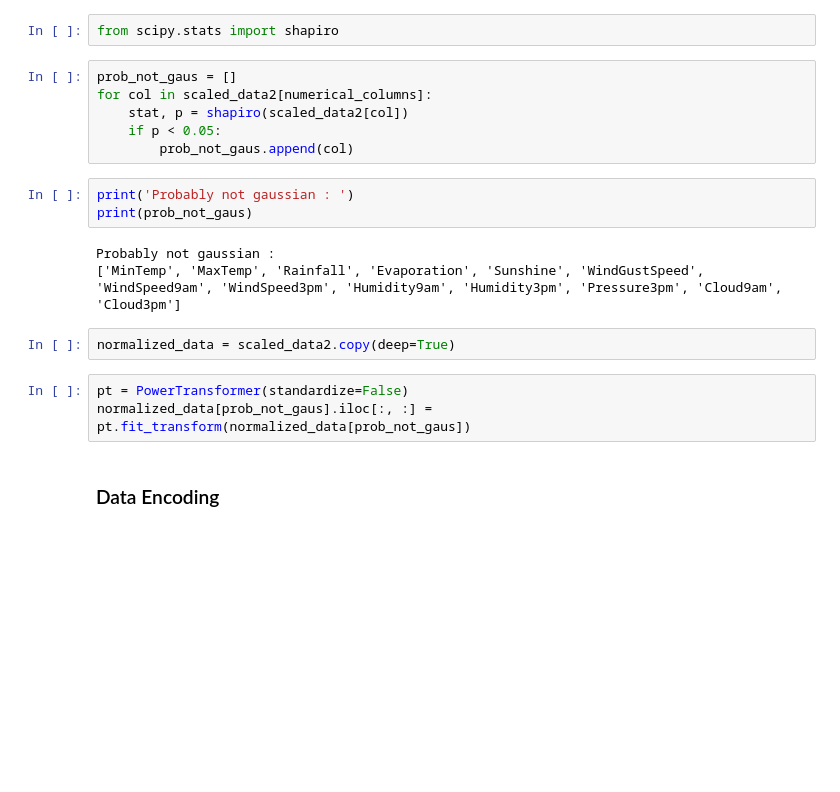
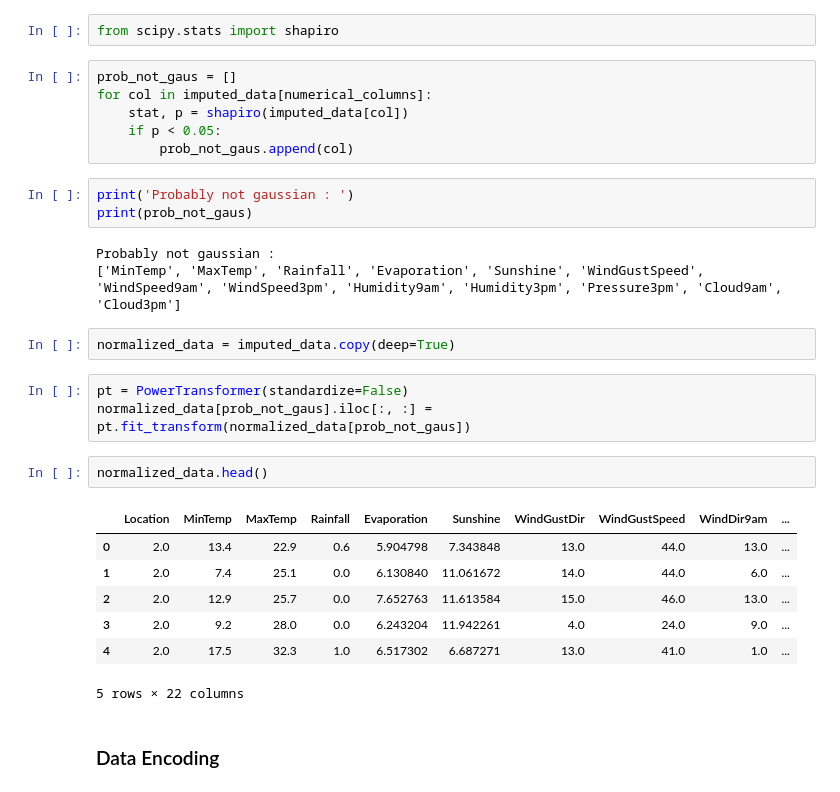
Before and after one commit to JonathanAdi7/Final-Project_Kelompok4, a Jupyter notebook: PYTN_KampusMerdeka_fp2_Kelompok 4 baru saja.ipynb, the cells around one changed output. Drawn from its saved outputs; the diff is of its cells as text; blank space fills up the shorter version.

```diff
--- a/PYTN_KampusMerdeka_fp2_Kelompok 4 baru saja.ipynb
+++ b/PYTN_KampusMerdeka_fp2_Kelompok 4 baru saja.ipynb
@@ -737,8 +690,8 @@ from sklearn.preprocessing import PowerTransformer
 from scipy.stats import shapiro
 # %%
 prob_not_gaus = []
-for col in scaled_data2[numerical_columns]:
-    stat, p = shapiro(scaled_data2[col])
+for col in imputed_data[numerical_columns]:
+    stat, p = shapiro(imputed_data[col])
     if p < 0.05:
         prob_not_gaus.append(col)
 # %%
@@ -748,10 +701,20 @@ print(prob_not_gaus)
 Probably not gaussian :
 ['MinTemp', 'MaxTemp', 'Rainfall', 'Evaporation', 'Sunshine', 'WindGustSpeed', 'WindSpeed9am', 'WindSpeed3pm', 'Humidity9am', 'Humidity3pm', 'Pressure3pm', 'Cloud9am', 'Cloud3pm']
 # %%
-normalized_data = scaled_data2.copy(deep=True)
+normalized_data = imputed_data.copy(deep=True)
 # %%
 pt = PowerTransformer(standardize=False)
 normalized_data[prob_not_gaus].iloc[:, :] = pt.fit_transform(normalized_data[prob_not_gaus])
+# %%
+normalized_data.head()
+# %% [output]
+|  | Location | MinTemp | MaxTemp | Rainfall | Evaporation | Sunshine | WindGustDir | WindGustSpeed | WindDir9am | ... |
+| 0 | 2.0 | 13.4 | 22.9 | 0.6 | 5.904798 | 7.343848 | 13.0 | 44.0 | 13.0 | ... |
+| 1 | 2.0 | 7.4 | 25.1 | 0.0 | 6.130840 | 11.061672 | 14.0 | 44.0 | 6.0 | ... |
+| 2 | 2.0 | 12.9 | 25.7 | 0.0 | 7.652763 | 11.613584 | 15.0 | 46.0 | 13.0 | ... |
+| 3 | 2.0 | 9.2 | 28.0 | 0.0 | 6.243204 | 11.942261 | 4.0 | 24.0 | 9.0 | ... |
+| 4 | 2.0 | 17.5 | 32.3 | 1.0 | 6.517302 | 6.687271 | 13.0 | 41.0 | 1.0 | ... |
+5 rows × 22 columns
 # %% [markdown]
 ### Data Encoding
 # %%
```
Also changed, not shown: parts of 26 cells of this notebook.
